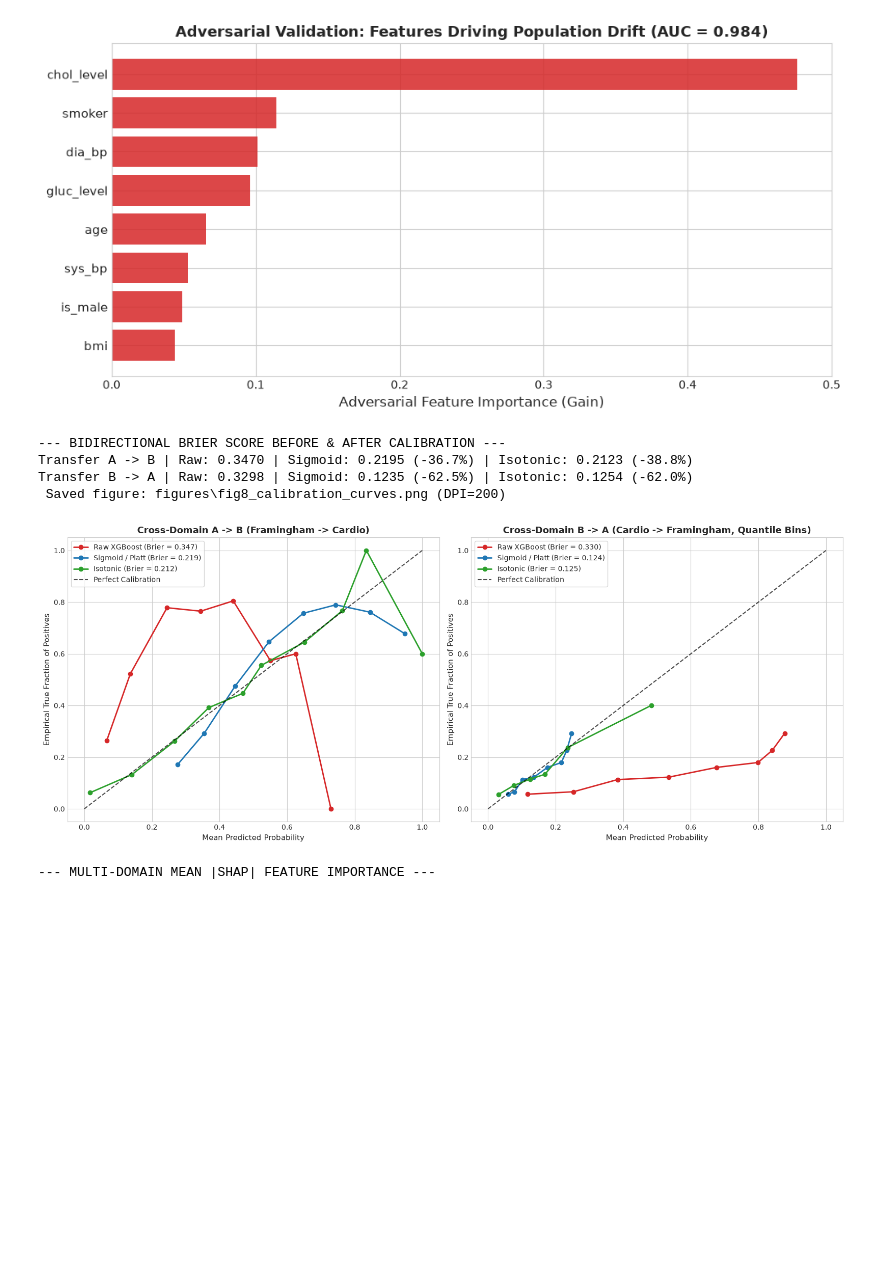
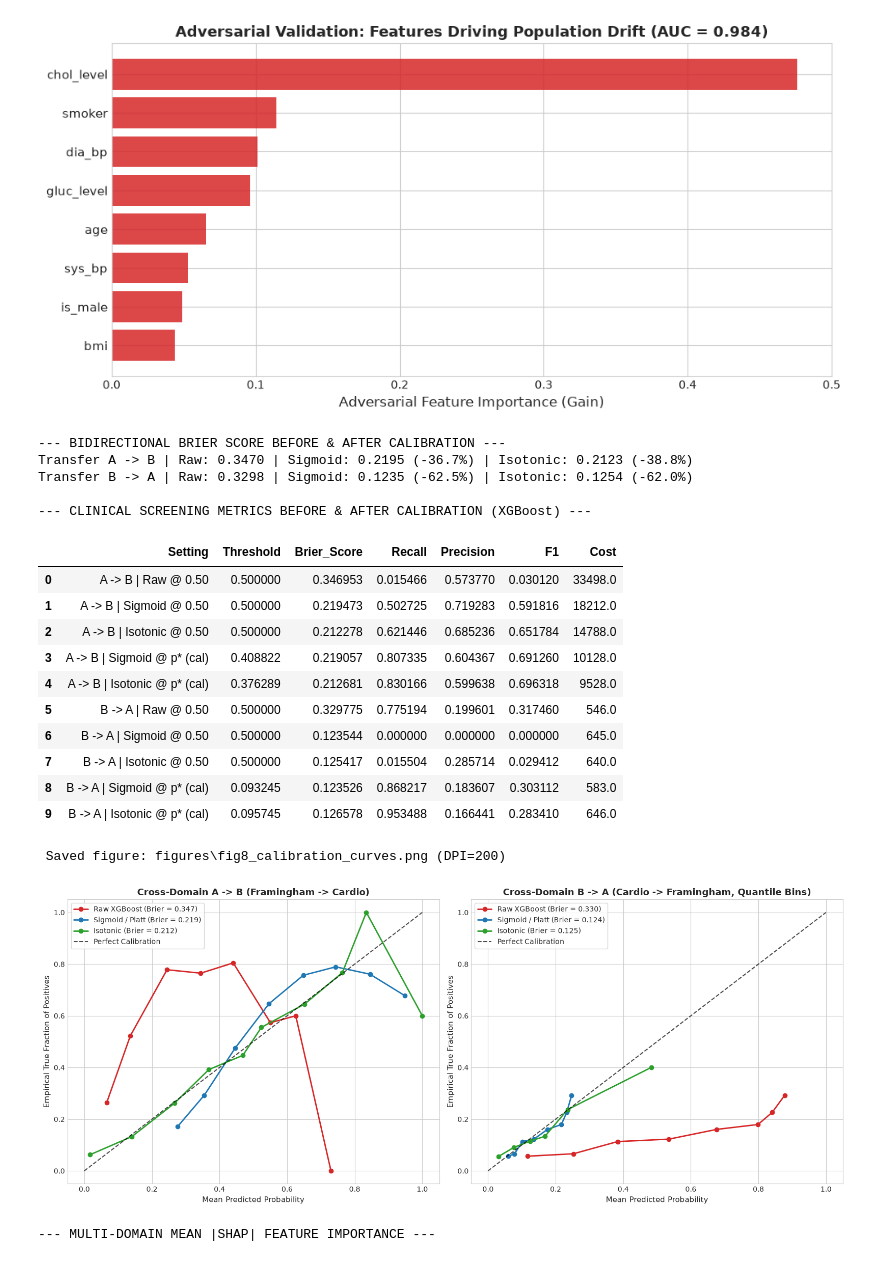
Before and after one commit to MHSon05/cardiovascular-risk-machine-learning, a Jupyter notebook: healthcare_cvd_risk_pipeline.ipynb, the cells around one changed output. Saved outputs shown, nothing was run; the diff lists cells and outputs as text; code cells hidden in the pictures; blank space fills up the shorter version.

```diff
--- a/healthcare_cvd_risk_pipeline.ipynb
+++ b/healthcare_cvd_risk_pipeline.ipynb
@@ -1183,6 +1188,55 @@ print(
     f"Isotonic: {b_iso_ba:.4f} (-{(b_raw_ba - b_iso_ba) / b_raw_ba * 100:.1f}%)"
 )
 
+
+# Post-calibration clinical impact: evaluate @0.50 and with leakage-free target threshold retuning
+def eval_cal_row(setting, y_true, proba, threshold=0.50):
+    pred = (proba >= threshold).astype(int)
+    return {
+        "Setting": setting,
+        "Threshold": threshold,
+        "Brier_Score": brier_score_loss(y_true, proba),
+        "Recall": recall_score(y_true, pred),
+        "Precision": precision_score(y_true, pred, zero_division=0),
+        "F1": f1_score(y_true, pred, zero_division=0),
+        "Cost": compute_medical_cost(y_true, pred),
+    }
+
+
+cal_clinical_rows = [
+    eval_cal_row("A -> B | Raw @ 0.50", y_test_B, p_raw_A2B, 0.50),
+    eval_cal_row("A -> B | Sigmoid @ 0.50", y_test_B, p_sig_A2B, 0.50),
+    eval_cal_row("A -> B | Isotonic @ 0.50", y_test_B, p_iso_A2B, 0.50),
+]
+
+# Split X_val_tgt 50/50 for leakage-free calibration + target threshold optimization (Recall >= 0.80)
+for dir_label, pipe_src, X_val_t, y_val_t, X_test_t, y_test_t in [
+    ("A -> B", pipe_A_xgb, X_val_B, y_val_B, X_test_B, y_test_B),
+    ("B -> A", pipe_B_xgb, X_val_A, y_val_A, X_test_A, y_test_A),
+]:
+    Xv_fit, Xv_th, yv_fit, yv_th = train_test_split(
+        X_val_t, y_val_t, test_size=0.50, stratify=y_val_t, random_state=42
+    )
+    c_iso_s, c_sig_s = fit_calibrators(pipe_src, Xv_fit, yv_fit)
+    p_star_sig = find_best_threshold(yv_th, c_sig_s.predict_proba(Xv_th)[:, 1], min_recall=0.80)
+    p_star_iso = find_best_threshold(yv_th, c_iso_s.predict_proba(Xv_th)[:, 1], min_recall=0.80)
+    if dir_label == "B -> A":
+        cal_clinical_rows.extend([
+            eval_cal_row("B -> A | Raw @ 0.50", y_test_A, p_raw_B2A, 0.50),
+            eval_cal_row("B -> A | Sigmoid @ 0.50", y_test_A, p_sig_B2A, 0.50),
+            eval_cal_row("B -> A | Isotonic @ 0.50", y_test_A, p_iso_B2A, 0.50),
+        ])
+    cal_clinical_rows.append(
+        eval_cal_row(f"{dir_label} | Sigmoid @ p* (cal)", y_test_t, c_sig_s.predict_proba(X_test_t)[:, 1], p_star_sig)
+    )
+    cal_clinical_rows.append(
+        eval_cal_row(f"{dir_label} | Isotonic @ p* (cal)", y_test_t, c_iso_s.predict_proba(X_test_t)[:, 1], p_star_iso)
+    )
+
+df_cal_clinical = pd.DataFrame(cal_clinical_rows)
+print("\n--- CLINICAL SCREENING METRICS BEFORE & AFTER CALIBRATION (XGBoost) ---")
+display(df_cal_clinical)
+
 fig, (ax1, ax2) = plt.subplots(1, 2, figsize=(16, 6.5))
 
 
@@ -1214,34 +1268,47 @@ def plot_rel_curve(
 
 
 plot_rel_curve(
     ax1,
     y_test_B,
     p_raw_A2B,
     p_sig_A2B,
     p_iso_A2B,
     "Cross-Domain A -> B (Framingham -> Cardio)",
     n_bins=10,
     strategy="uniform",
 )
 plot_rel_curve(
     ax2,
     y_test_A,
     p_raw_B2A,
     p_sig_B2A,
     p_iso_B2A,
     "Cross-Domain B -> A (Cardio -> Framingham, Quantile Bins)",
     n_bins=8,
     strategy="quantile",
 )
 
 plt.tight_layout()
 save_fig(fig, "fig8_calibration_curves.png")
 plt.show()
 # %% [output]
 --- BIDIRECTIONAL BRIER SCORE BEFORE & AFTER CALIBRATION ---
 Transfer A -> B | Raw: 0.3470 | Sigmoid: 0.2195 (-36.7%) | Isotonic: 0.2123 (-38.8%)
 Transfer B -> A | Raw: 0.3298 | Sigmoid: 0.1235 (-62.5%) | Isotonic: 0.1254 (-62.0%)
- Saved figure: figures\fig8_calibration_curves.png (DPI=200)
+
+--- CLINICAL SCREENING METRICS BEFORE & AFTER CALIBRATION (XGBoost) ---
+|  | Setting | Threshold | Brier_Score | Recall | Precision | F1 | Cost |
+| 0 | A -> B | Raw @ 0.50 | 0.500000 | 0.346953 | 0.015466 | 0.573770 | 0.030120 | 33498.0 |
+| 1 | A -> B | Sigmoid @ 0.50 | 0.500000 | 0.219473 | 0.502725 | 0.719283 | 0.591816 | 18212.0 |
+| 2 | A -> B | Isotonic @ 0.50 | 0.500000 | 0.212278 | 0.621446 | 0.685236 | 0.651784 | 14788.0 |
+| 3 | A -> B | Sigmoid @ p* (cal) | 0.408822 | 0.219057 | 0.807335 | 0.604367 | 0.691260 | 10128.0 |
+| 4 | A -> B | Isotonic @ p* (cal) | 0.376289 | 0.212681 | 0.830166 | 0.599638 | 0.696318 | 9528.0 |
+| 5 | B -> A | Raw @ 0.50 | 0.500000 | 0.329775 | 0.775194 | 0.199601 | 0.317460 | 546.0 |
+| 6 | B -> A | Sigmoid @ 0.50 | 0.500000 | 0.123544 | 0.000000 | 0.000000 | 0.000000 | 645.0 |
+| 7 | B -> A | Isotonic @ 0.50 | 0.500000 | 0.125417 | 0.015504 | 0.285714 | 0.029412 | 640.0 |
+| 8 | B -> A | Sigmoid @ p* (cal) | 0.093245 | 0.123526 | 0.868217 | 0.183607 | 0.303112 | 583.0 |
+| 9 | B -> A | Isotonic @ p* (cal) | 0.095745 | 0.126578 | 0.953488 | 0.166441 | 0.283410 | 646.0 |
+ Saved figure: figures\fig8_calibration_curves.png (DPI=200)
 [figure]
 # %%
 # [4.4. Multi-Domain SHAP Global Comparison (US vs Eastern Europe) & False Negative Case Study]
```
Also changed, not shown: parts of 5 cells of this notebook.
